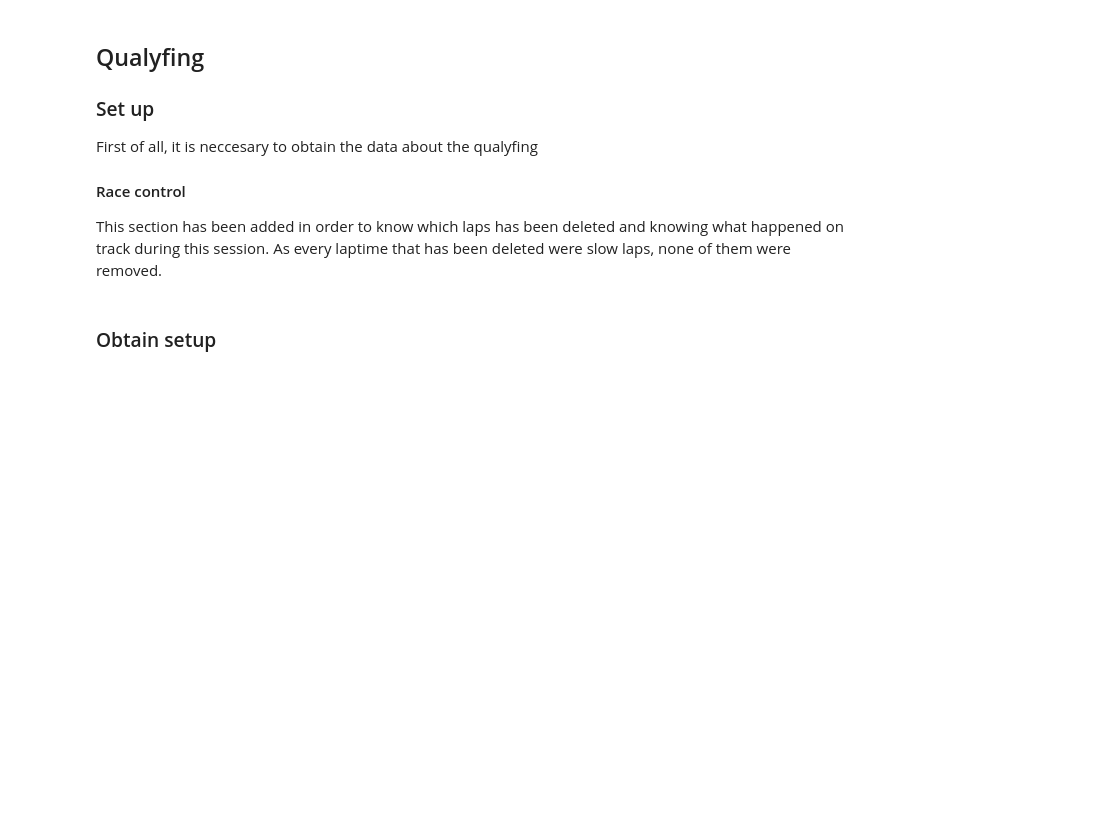
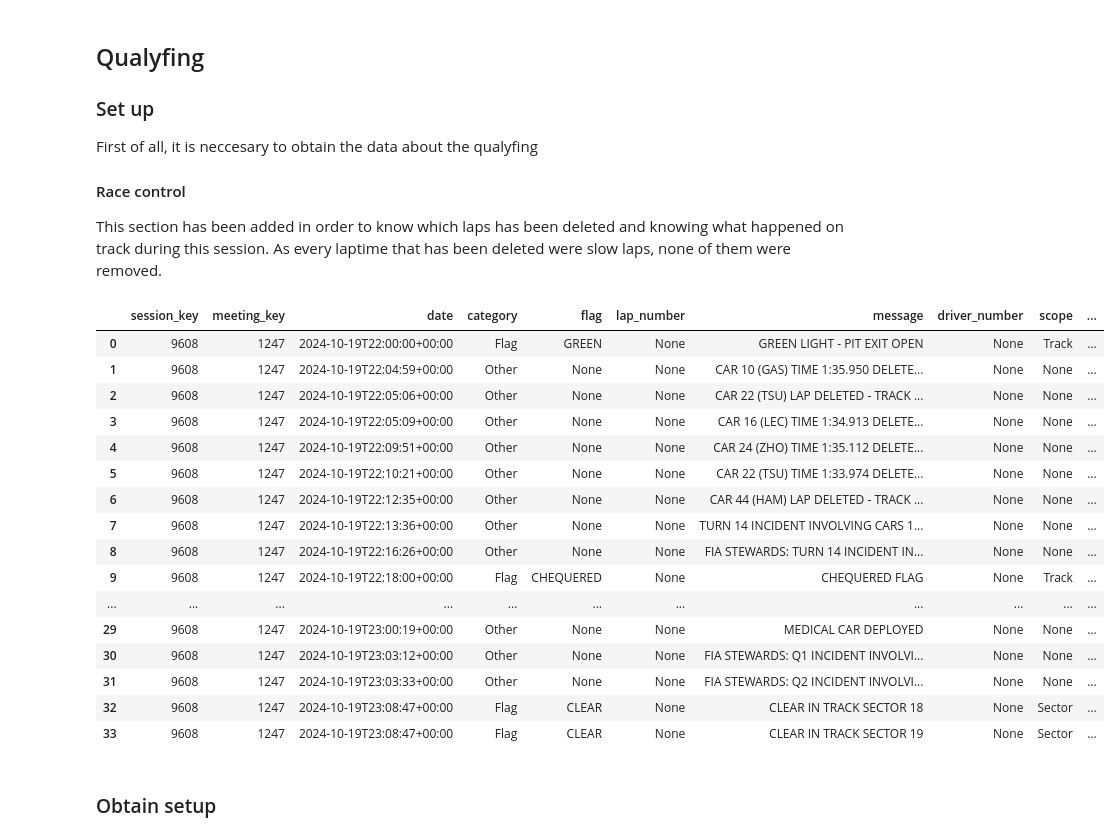
Before and after one commit to frankdelpiero/F1_notebooks, a Jupyter notebook: F1_24/UnitedStates_Recap.ipynb, the cells around one changed output. Cells and saved outputs as stored; diff of their text form; code cells hidden in the pictures; blank space fills up the shorter version.

Commit message:
Added qualyfing session

```diff
--- a/F1_24/UnitedStates_Recap.ipynb
+++ b/F1_24/UnitedStates_Recap.ipynb
@@ -2213,7 +2214,25 @@ First of all, it is neccesary to obtain the data about the qualyfing
 #### Race control
 This section has been added in order to know which laps has been deleted and knowing what happened on track during this session. As every laptime that has been deleted were slow laps, none of them were removed.
 # %%
-libraryDataF1.obtain_information('race_control',session_key=9602)
+libraryDataF1.obtain_information('race_control',session_key=9608)
+# %% [output]
+|  | session_key | meeting_key | date | category | flag | lap_number | message | driver_number | scope | ... |
+| 0 | 9608 | 1247 | 2024-10-19T22:00:00+00:00 | Flag | GREEN | None | GREEN LIGHT - PIT EXIT OPEN | None | Track | ... |
+| 1 | 9608 | 1247 | 2024-10-19T22:04:59+00:00 | Other | None | None | CAR 10 (GAS) TIME 1:35.950 DELETE... | None | None | ... |
+| 2 | 9608 | 1247 | 2024-10-19T22:05:06+00:00 | Other | None | None | CAR 22 (TSU) LAP DELETED - TRACK ... | None | None | ... |
+| 3 | 9608 | 1247 | 2024-10-19T22:05:09+00:00 | Other | None | None | CAR 16 (LEC) TIME 1:34.913 DELETE... | None | None | ... |
+| 4 | 9608 | 1247 | 2024-10-19T22:09:51+00:00 | Other | None | None | CAR 24 (ZHO) TIME 1:35.112 DELETE... | None | None | ... |
+| 5 | 9608 | 1247 | 2024-10-19T22:10:21+00:00 | Other | None | None | CAR 22 (TSU) TIME 1:33.974 DELETE... | None | None | ... |
+| 6 | 9608 | 1247 | 2024-10-19T22:12:35+00:00 | Other | None | None | CAR 44 (HAM) LAP DELETED - TRACK ... | None | None | ... |
+| 7 | 9608 | 1247 | 2024-10-19T22:13:36+00:00 | Other | None | None | TURN 14 INCIDENT INVOLVING CARS 1... | None | None | ... |
+| 8 | 9608 | 1247 | 2024-10-19T22:16:26+00:00 | Other | None | None | FIA STEWARDS: TURN 14 INCIDENT IN... | None | None | ... |
+| 9 | 9608 | 1247 | 2024-10-19T22:18:00+00:00 | Flag | CHEQUERED | None | CHEQUERED FLAG | None | Track | ... |
+| ... | ... | ... | ... | ... | ... | ... | ... | ... | ... | ... |
+| 29 | 9608 | 1247 | 2024-10-19T23:00:19+00:00 | Other | None | None | MEDICAL CAR DEPLOYED | None | None | ... |
+| 30 | 9608 | 1247 | 2024-10-19T23:03:12+00:00 | Other | None | None | FIA STEWARDS: Q1 INCIDENT INVOLVI... | None | None | ... |
+| 31 | 9608 | 1247 | 2024-10-19T23:03:33+00:00 | Other | None | None | FIA STEWARDS: Q2 INCIDENT INVOLVI... | None | None | ... |
+| 32 | 9608 | 1247 | 2024-10-19T23:08:47+00:00 | Flag | CLEAR | None | CLEAR IN TRACK SECTOR 18 | None | Sector | ... |
+| 33 | 9608 | 1247 | 2024-10-19T23:08:47+00:00 | Flag | CLEAR | None | CLEAR IN TRACK SECTOR 19 | None | Sector | ... |
 # %% [markdown]
 ### Obtain setup
 # %%
```
Also changed, not shown: parts of 46 cells of this notebook.
